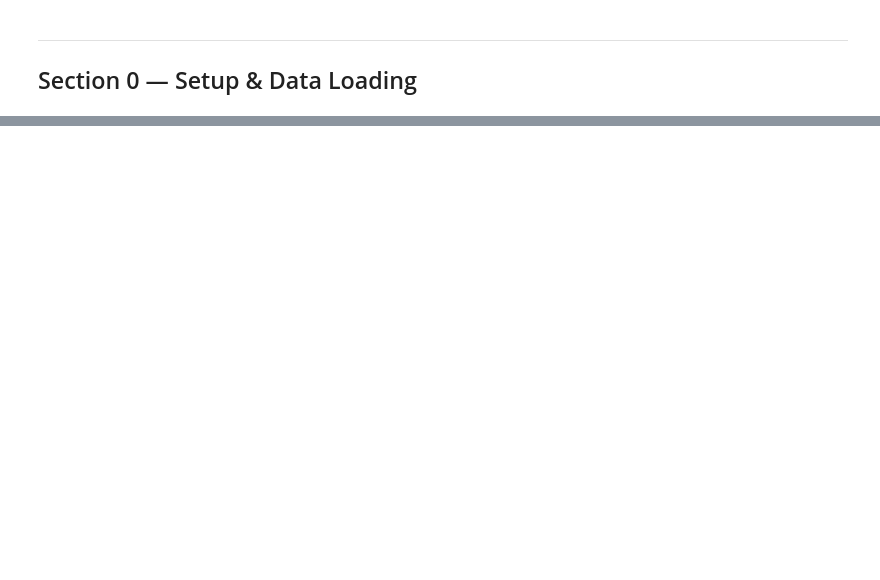
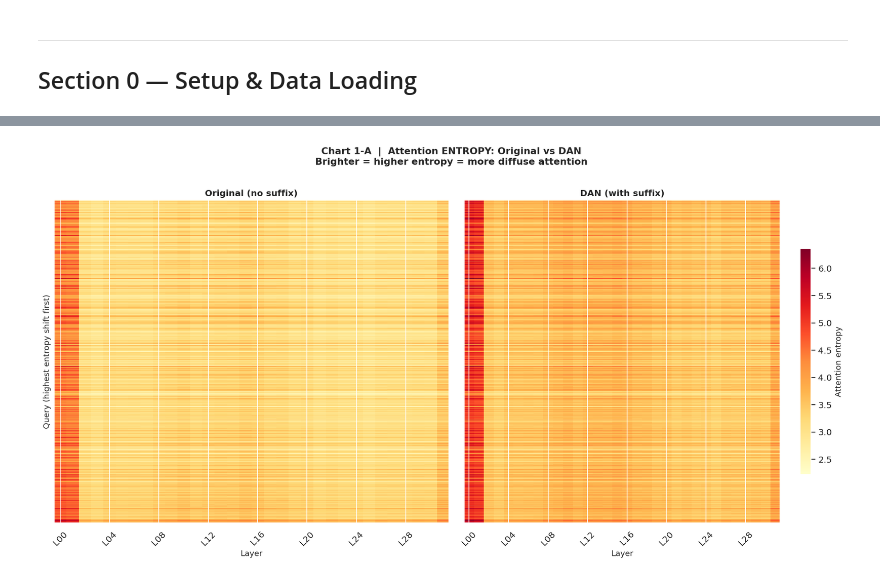
Before and after one commit to ma-lay/llm-jailbreak-analysis, a Jupyter notebook: attention_head_analysis/attention_analysis.ipynb, the cells around one changed output, grey strips where cells are left out. Cells and saved outputs as stored; diff of their text form; code cells hidden in the pictures; blank space fills up the shorter version.

Commit message:
attention head analysis

```diff
--- a/attention_head_analysis/attention_analysis.ipynb
+++ b/attention_head_analysis/attention_analysis.ipynb
@@ -875,0 +54,18 @@ print('=' * 66)
+# %%
+def get_arr(metric, condition):
+    return df[[f'l{i:02d}_{metric}_{condition}' for i in LAYER_IDS]].values
+
+ent_orig  = get_arr('entropy', 'original');  ent_dan  = get_arr('entropy', 'dan')
+diag_orig = get_arr('diag',    'original');  diag_dan = get_arr('diag',    'dan')
+mean_orig = get_arr('mean',    'original');  mean_dan = get_arr('mean',    'dan')
+
+ent_delta  = ent_dan  - ent_orig
+diag_delta = diag_dan - diag_orig
+mean_delta = mean_dan - mean_orig
+
+tot_shift    = ent_delta.sum(axis=1)          # (500,) total per query
+sort_idx     = np.argsort(tot_shift)[::-1]    # highest-shift queries first
+layer_means  = ent_delta.mean(axis=0)         # (32,) mean delta per layer
+
+print(f'Arrays: {ent_orig.shape}  (queries x layers)')
+print(f'All queries positive entropy shift: {(tot_shift > 0).all()}')
@@ -875,0 +84,24 @@ print('=' * 66)
+# %%
+# Chart 1-A: Entropy --- Original vs DAN (side-by-side, same colour scale)
+E_orig = ent_orig[sort_idx, :]
+E_dan  = ent_dan[sort_idx,  :]
+vmin, vmax = min(E_orig.min(), E_dan.min()), max(E_orig.max(), E_dan.max())
+
+fig, axes = plt.subplots(1, 2, figsize=(16, 8), sharey=True)
+for ax, data, title in zip(axes, [E_orig, E_dan],
+                            ['Original (no suffix)', 'DAN (with suffix)']):
+    im = ax.imshow(data, aspect='auto', cmap='YlOrRd',
+                   vmin=vmin, vmax=vmax, interpolation='nearest')
+    ax.set_title(title, fontsize=12, fontweight='bold')
+    ax.set_xlabel('Layer');  ax.set_yticks([])
+    ax.set_xticks(range(0, 32, 4))
+    ax.set_xticklabels(LAYER_LABELS[::4], rotation=45)
+axes[0].set_ylabel('Query (highest entropy shift first)')
+plt.colorbar(im, ax=axes[1], shrink=0.7, label='Attention entropy')
+plt.suptitle('Chart 1-A  |  Attention ENTROPY: Original vs DAN\n'
+             'Brighter = higher entropy = more diffuse attention',
+             fontsize=13, fontweight='bold', y=1.005)
+plt.tight_layout()
+plt.show()
+# %% [output]
+[figure, added]
```
Also changed, not shown: parts of 58 cells of this notebook.
